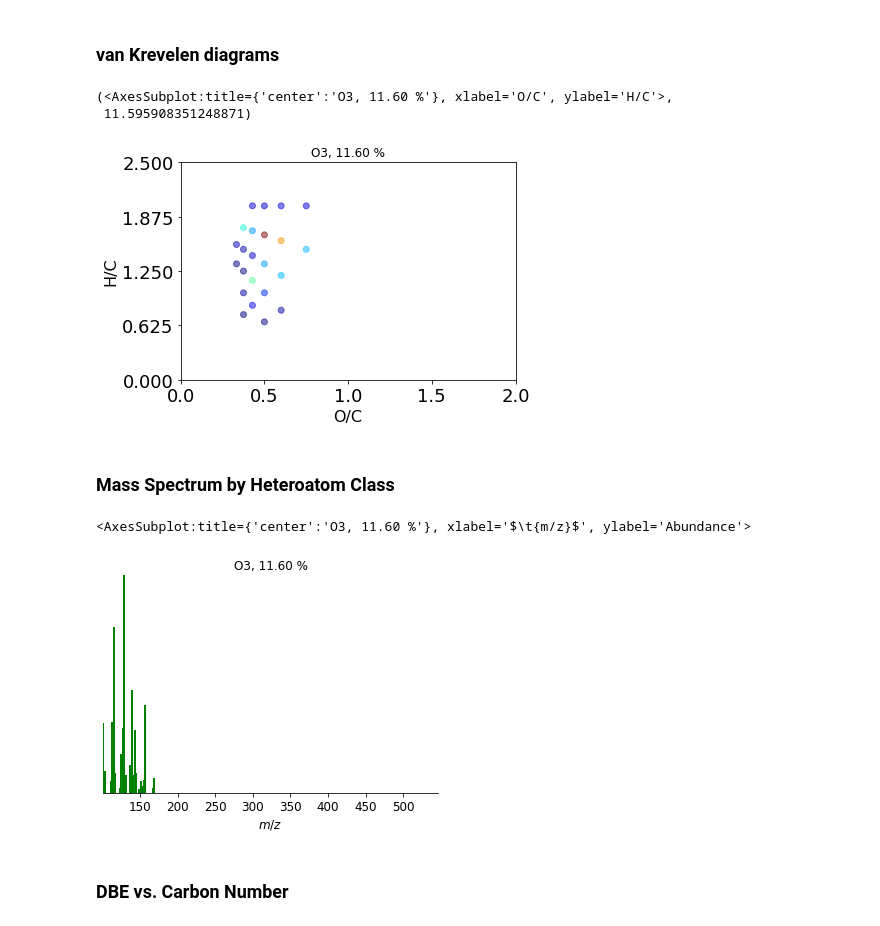
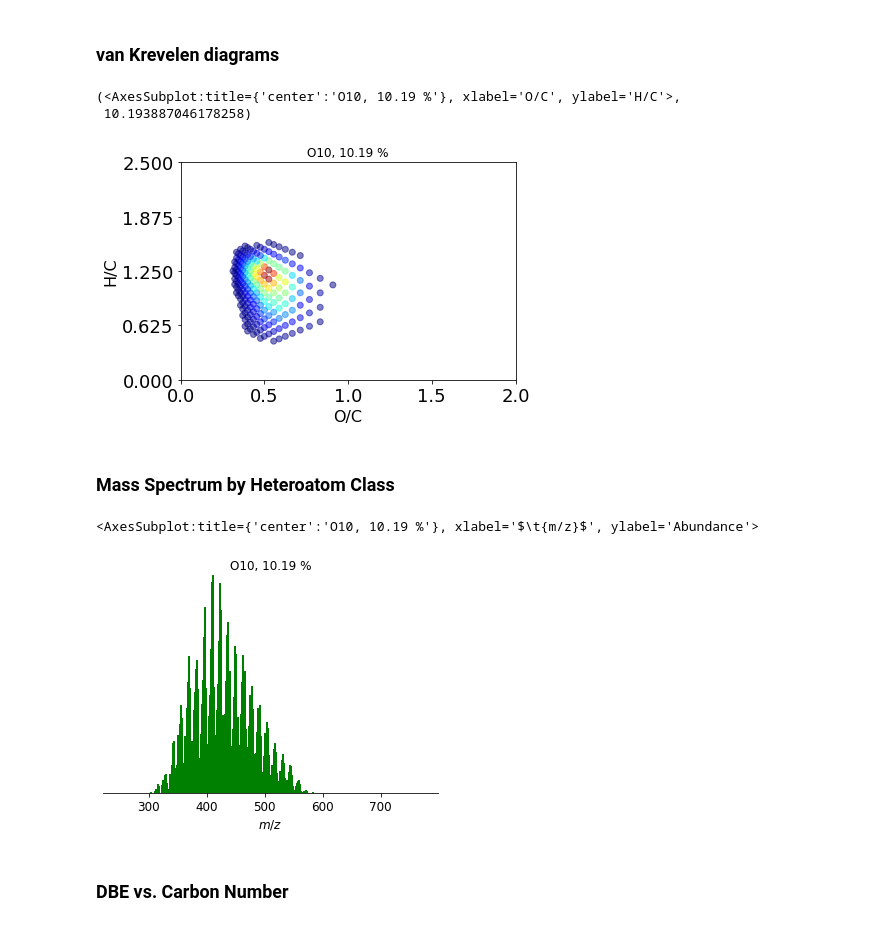
Before and after one commit to EMSL-Computing/Day3-EMSL-SummerSchool-2022, a Jupyter notebook: Summer School CoreMS Tutorial.ipynb, the cells around one changed output. Saved outputs shown, nothing was run; the diff lists cells and outputs as text; code cells hidden in the pictures.

```diff
--- a/Summer School CoreMS Tutorial.ipynb
+++ b/Summer School CoreMS Tutorial.ipynb
@@ -9,7 +9,7 @@ from pathlib import Path
 from corems.encapsulation.factory.parameters import MSParameters
 from corems.mass_spectra.input import rawFileReader
 
-filepath = Path("./data") / "ESI_NEG_SRFA.raw"
+filepath = Path("./data") / "SRFA_Negative_ESI_21T.raw"
 
 MSParameters.mass_spectrum.threshold_method = 'auto'
 MSParameters.mass_spectrum.noise_threshold_std = 3
@@ -204,18 +220,18 @@ O5 3.854718927450003
 # %% [markdown]
 ### van Krevelen diagrams
 # %%
-mass_spectrum_by_classes.plot_van_krevelen("O3")
+mass_spectrum_by_classes.plot_van_krevelen("O10")
 # %% [output]
-(<AxesSubplot:title={'center':'O3, 11.60 %'}, xlabel='O/C', ylabel='H/C'>,
- 11.595908351248871)
+(<AxesSubplot:title={'center':'O10, 10.19 %'}, xlabel='O/C', ylabel='H/C'>,
+ 10.193887046178258)
-[figure, old version]
+[figure, new version]
 # %% [markdown]
 ### Mass Spectrum by Heteroatom Class
 # %%
-mass_spectrum_by_classes.plot_ms_class('O3')
+mass_spectrum_by_classes.plot_ms_class('O10')
 # %% [output]
-<AxesSubplot:title={'center':'O3, 11.60 %'}, xlabel='$\t{m/z}$', ylabel='Abundance'>
+<AxesSubplot:title={'center':'O10, 10.19 %'}, xlabel='$\t{m/z}$', ylabel='Abundance'>
-[figure, old version]
+[figure, new version]
 # %% [markdown]
 ### DBE vs. Carbon Number
 # %%
```
Also changed, not shown: parts of 11 cells of this notebook.
